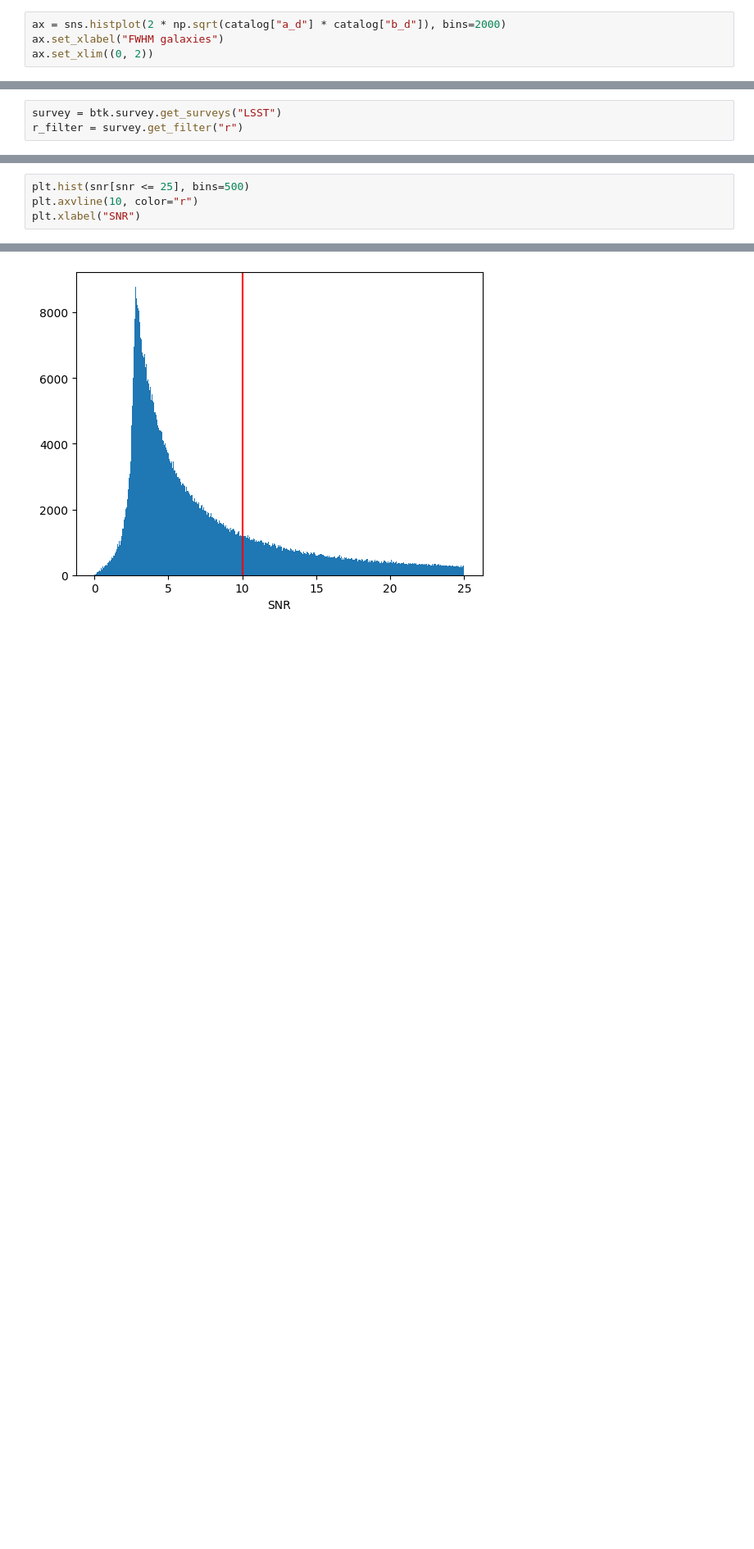
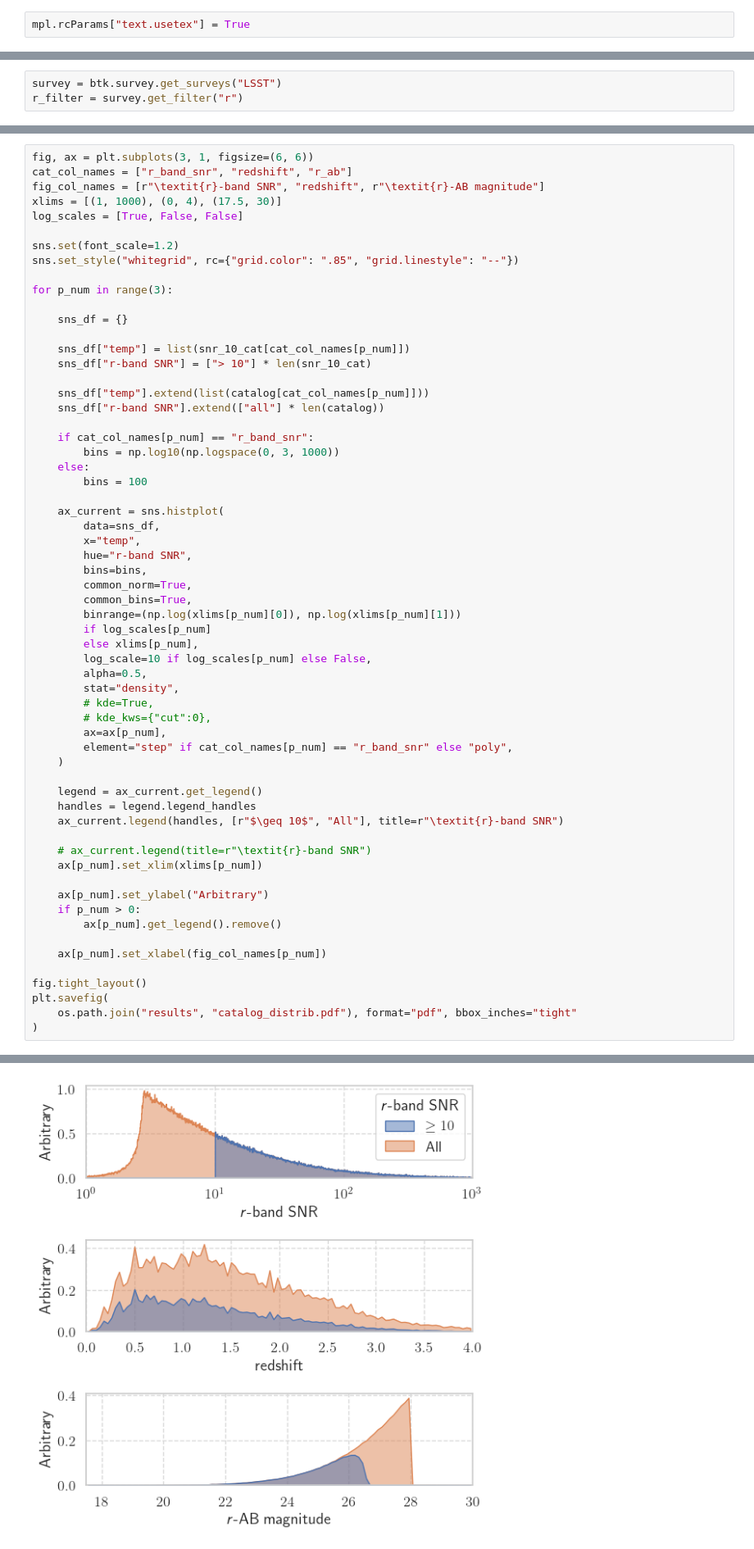
Before and after one commit to b-biswas/madness-benchmark, a Jupyter notebook: notebooks/catsim_snr_cut.ipynb, the cells around one changed output, grey strips where cells are left out. Shown: that part at 82% size. Cells and saved outputs as stored; diff of their text form; blank space fills up the shorter version.

Commit message:
updated SNR cut plot

```diff
--- a/notebooks/catsim_snr_cut.ipynb
+++ b/notebooks/catsim_snr_cut.ipynb
@@ -27,6 +28,4 @@ _, ext = os.path.splitext(CATSIM_CATALOG_PATH)
 fmt = "fits" if ext.lower() == ".fits" else "ascii.basic"
 catalog = astropy.table.Table.read(CATSIM_CATALOG_PATH, format=fmt)
 # %%
-ax = sns.histplot(2 * np.sqrt(catalog["a_d"] * catalog["b_d"]), bins=2000)
-ax.set_xlabel("FWHM galaxies")
-ax.set_xlim((0, 2))
+mpl.rcParams["text.usetex"] = True
@@ -109,5 +107,62 @@ Text(0.5, 0, 'SNR')
 # %%
-plt.hist(snr[snr <= 25], bins=500)
-plt.axvline(10, color="r")
-plt.xlabel("SNR")
+fig, ax = plt.subplots(3, 1, figsize=(6, 6))
+cat_col_names = ["r_band_snr", "redshift", "r_ab"]
+fig_col_names = [r"\textit{r}-band SNR", "redshift", r"\textit{r}-AB magnitude"]
+xlims = [(1, 1000), (0, 4), (17.5, 30)]
+log_scales = [True, False, False]
+
+sns.set(font_scale=1.2)
+sns.set_style("whitegrid", rc={"grid.color": ".85", "grid.linestyle": "--"})
+
+for p_num in range(3):
+
+    sns_df = {}
+
+    sns_df["temp"] = list(snr_10_cat[cat_col_names[p_num]])
+    sns_df["r-band SNR"] = ["> 10"] * len(snr_10_cat)
+
+    sns_df["temp"].extend(list(catalog[cat_col_names[p_num]]))
+    sns_df["r-band SNR"].extend(["all"] * len(catalog))
+
+    if cat_col_names[p_num] == "r_band_snr":
+        bins = np.log10(np.logspace(0, 3, 1000))
+    else:
+        bins = 100
+
+    ax_current = sns.histplot(
+        data=sns_df,
+        x="temp",
+        hue="r-band SNR",
+        bins=bins,
+        common_norm=True,
+        common_bins=True,
+        binrange=(np.log(xlims[p_num][0]), np.log(xlims[p_num][1]))
+        if log_scales[p_num]
+        else xlims[p_num],
+        log_scale=10 if log_scales[p_num] else False,
+        alpha=0.5,
+        stat="density",
+        # kde=True,
+        # kde_kws={"cut":0},
+        ax=ax[p_num],
+        element="step" if cat_col_names[p_num] == "r_band_snr" else "poly",
+    )
+
+    legend = ax_current.get_legend()
+    handles = legend.legend_handles
+    ax_current.legend(handles, [r"$\geq 10$", "All"], title=r"\textit{r}-band SNR")
+
+    # ax_current.legend(title=r"\textit{r}-band SNR")
+    ax[p_num].set_xlim(xlims[p_num])
+
+    ax[p_num].set_ylabel("Arbitrary")
+    if p_num > 0:
+        ax[p_num].get_legend().remove()
+
+    ax[p_num].set_xlabel(fig_col_names[p_num])
+
+fig.tight_layout()
+plt.savefig(
+    os.path.join("results", "catalog_distrib.pdf"), format="pdf", bbox_inches="tight"
+)
 # %% [output]
@@ -115 +169 @@ Text(0.5, 0, 'SNR')
-[figure, old version]
+[figure, new version]
```
Also changed, not shown: parts of 29 cells of this notebook.
